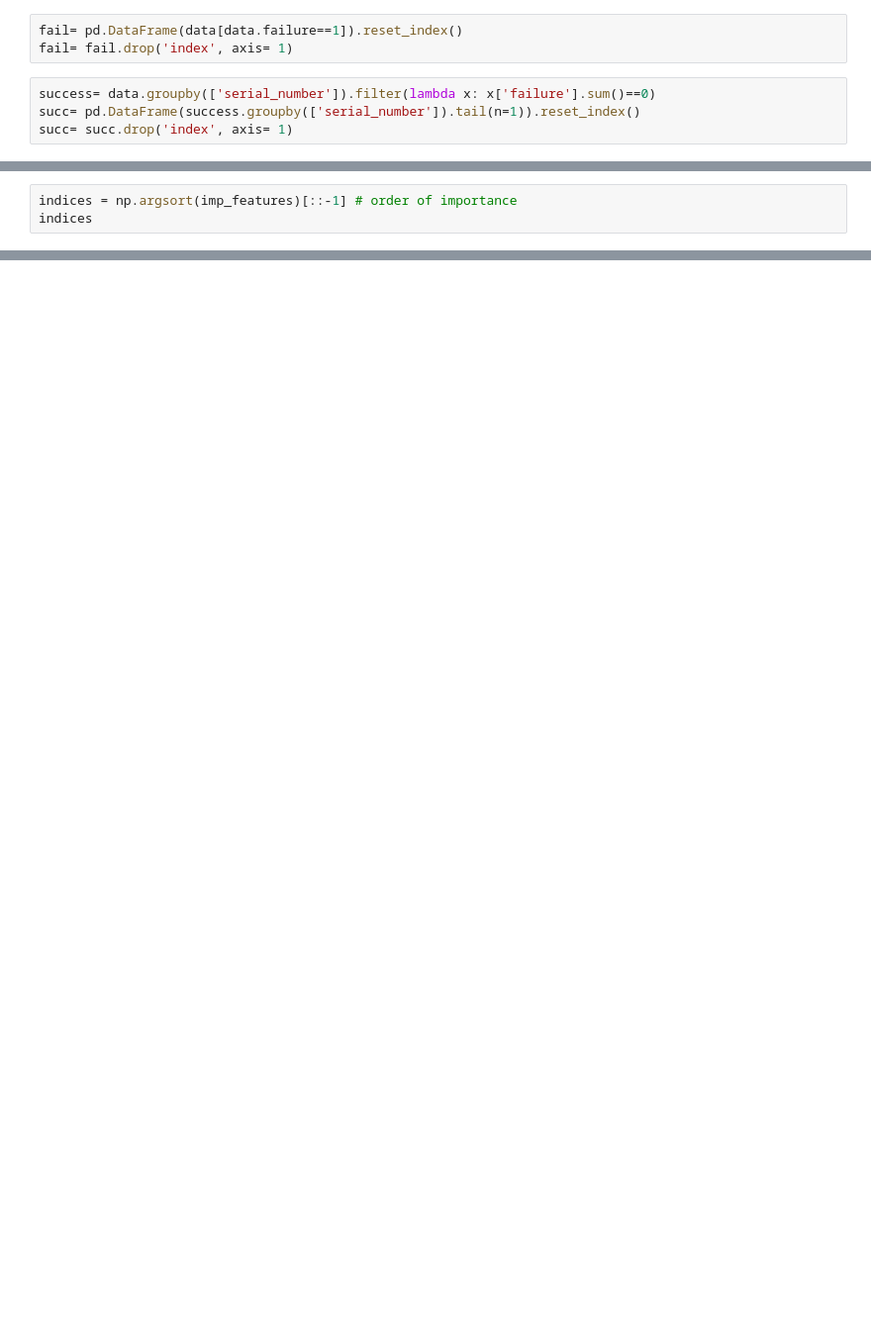
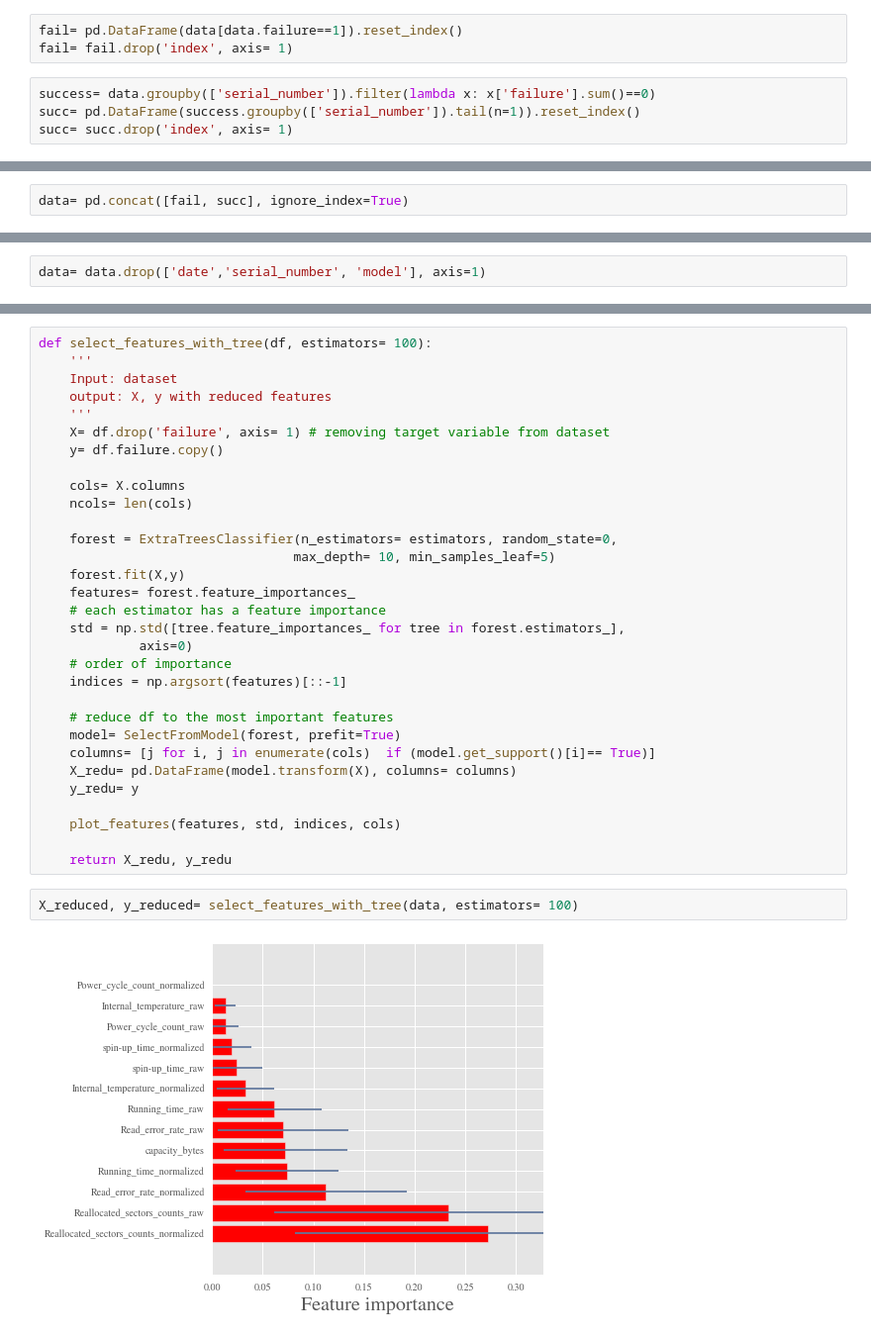
Before and after one commit to anamabo/Predicting_failure_hard_disks, a Jupyter notebook: machine_learning.ipynb, the cells around one changed output, grey strips where cells are left out. Shown at 99% size. Saved outputs shown, nothing was run; the diff lists cells and outputs as text; blank space fills up the shorter version.

```diff
--- a/machine_learning.ipynb
+++ b/machine_learning.ipynb
@@ -80,3 +58,0 @@ std = np.std([tree.feature_importances_ for tree in forest.estimators_],
-# %%
-indices = np.argsort(imp_features)[::-1] # order of importance
-indices
@@ -184,0 +59,2 @@ int(sd/fd), fd #-> number of subsamples, elements in each subsample
+# %%
+data= pd.concat([fail, succ], ignore_index=True)
@@ -184,0 +74,2 @@ int(sd/fd), fd #-> number of subsamples, elements in each subsample
+# %%
+data= data.drop(['date','serial_number', 'model'], axis=1)
@@ -184,0 +104,35 @@ int(sd/fd), fd #-> number of subsamples, elements in each subsample
+# %%
+def select_features_with_tree(df, estimators= 100):
+    '''
+    Input: dataset
+    output: X, y with reduced features
+    '''
+    X= df.drop('failure', axis= 1) # removing target variable from dataset
+    y= df.failure.copy()
+
+    cols= X.columns
+    ncols= len(cols)
+
+    forest = ExtraTreesClassifier(n_estimators= estimators, random_state=0,
+                                 max_depth= 10, min_samples_leaf=5)
+    forest.fit(X,y)
+    features= forest.feature_importances_
+    # each estimator has a feature importance
+    std = np.std([tree.feature_importances_ for tree in forest.estimators_],
+             axis=0)
+    # order of importance
+    indices = np.argsort(features)[::-1]
+
+    # reduce df to the most important features
+    model= SelectFromModel(forest, prefit=True)
+    columns= [j for i, j in enumerate(cols)  if (model.get_support()[i]== True)]
+    X_redu= pd.DataFrame(model.transform(X), columns= columns)
+    y_redu= y
+
+    plot_features(features, std, indices, cols)
+
+    return X_redu, y_redu
+# %%
+X_reduced, y_reduced= select_features_with_tree(data, estimators= 100)
+# %% [output]
+[figure, added]
```
Also changed, not shown: parts of 92 cells of this notebook.
